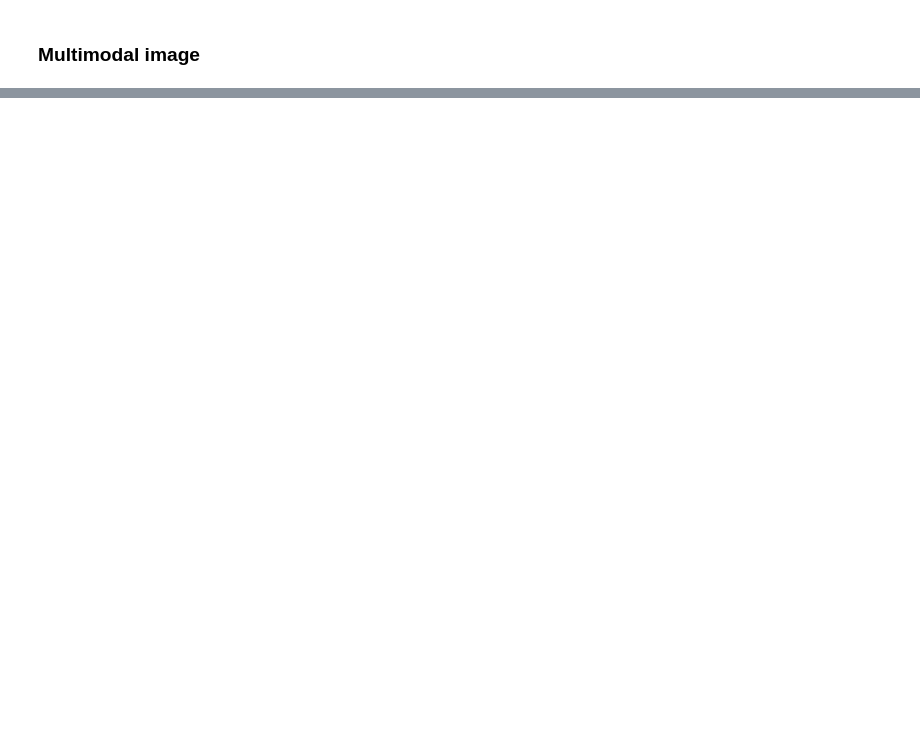
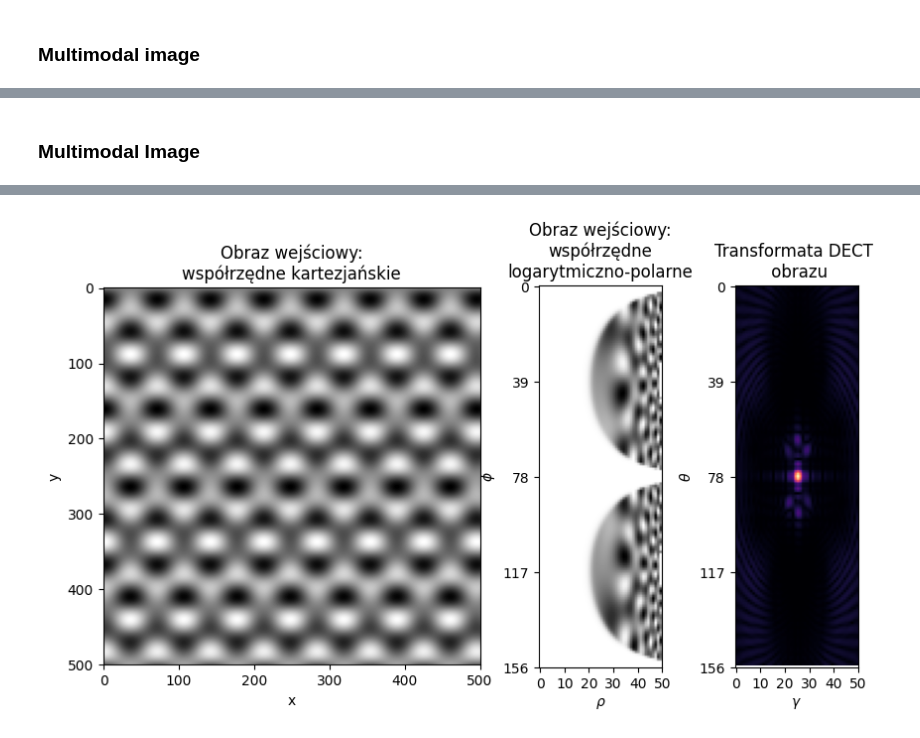
Before and after one commit to mateusz-gluch-student/ECT-tracking, a Jupyter notebook: thesis_images/ect.ipynb, the cells around one changed output, grey strips where cells are left out. Saved outputs shown, nothing was run; the diff lists cells and outputs as text; code cells hidden in the pictures; blank space fills up the shorter version.

```diff
--- a/thesis_images/ect.ipynb
+++ b/thesis_images/ect.ipynb
@@ -132,0 +188,10 @@ display_fect(cart_img, log_img, log_ect_d, cart_ect_d)
+# %%
+def center(inp: np.ndarray, invfunc = lambda x: x) -> np.ndarray:
+    X, Y = inp.shape
+    inp = invfunc(inp)
+    out = np.zeros_like(inp)
+    out[:X//2, :Y//2] = inp[X//2:, Y//2:]
+    out[X//2:, :Y//2] = inp[:X//2, Y//2:]
+    out[X//2:, Y//2:] = inp[:X//2, :Y//2]
+    out[:X//2, Y//2:] = inp[X//2:, :Y//2]
+    return out
@@ -132,0 +217,18 @@ display_fect(cart_img, log_img, log_ect_d, cart_ect_d)
+# %% [markdown]
+### Multimodal Image
+# %%
+DSIZE = (156, 50)
+m = [Mode(50, 90, 3), Mode(50, 45, 3), Mode(50, 135, 3)]
+
+gen = MultimodalGenerator(m, dsize=DSIZE, offset=10)
+gen_cart = MultimodalGenerator(m, dsize=DSIZE, logpolar=False, offset=10)
+tr = DECTTransformer(cfg=Config(offset_value_px=10, antialias_factors=[0.14, 0.14]), dsize=DSIZE)
+
+cart_img = gen_cart.generate()
+log_img = gen.generate()
+
+log_ect = tr.transform(log_img, logpolar=False)
+log_ect_d = center(log_ect, lambda x: np.power(np.abs(x),0.75))
+
+display_dect(cart_img, log_img, log_ect_d)
+# %% [output]
@@ -132,0 +237 @@ display_fect(cart_img, log_img, log_ect_d, cart_ect_d)
+[figure, added]
```
Also changed, not shown: parts of 9 cells of this notebook, 5 other files.
